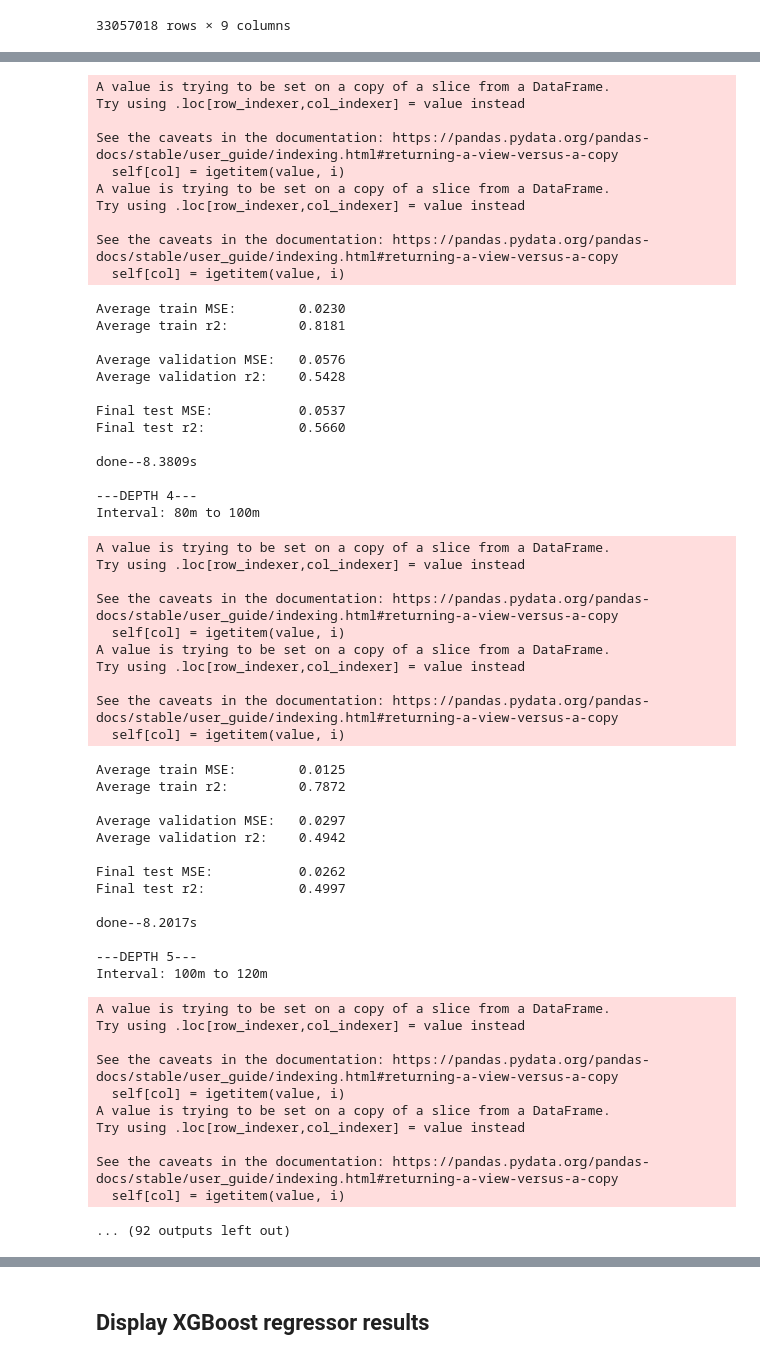
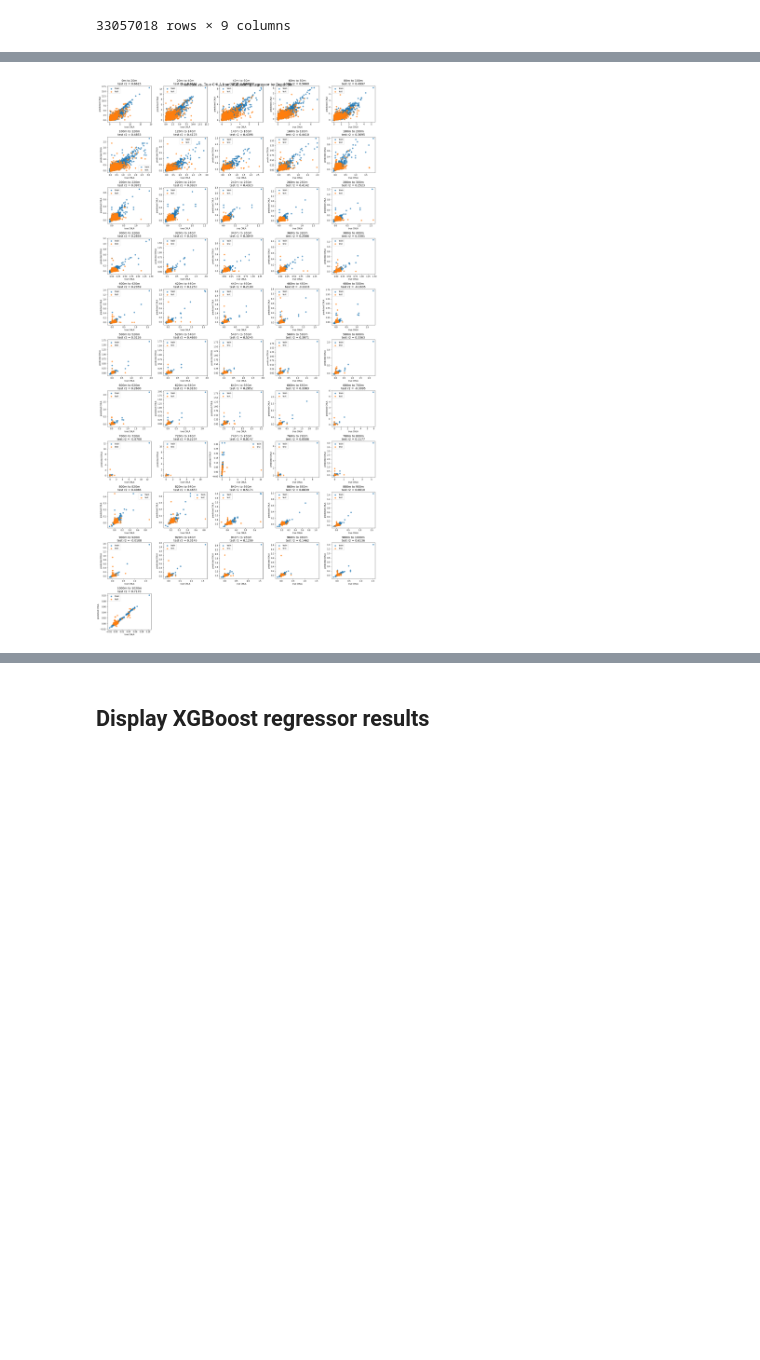
Before and after one commit to gnyirjesy/ocean-depth-characterization, a Jupyter notebook: preliminary_models/xgb_different_depths_ejd.ipynb, the cells around one changed output, grey strips where cells are left out. Cells and saved outputs as stored; diff of their text form; code cells hidden in the pictures; blank space fills up the shorter version.

```diff
--- a/preliminary_models/xgb_different_depths_ejd.ipynb
+++ b/preliminary_models/xgb_different_depths_ejd.ipynb
@@ -358,12 +360,3 @@ results_df = pd.DataFrame(columns=['depth_idx', 'depth_interval', 'num_observati
 # %%
-# fit a gradient booting regression model for the first depth bin
-plt.figure(figsize=(20,40))
-plt.suptitle('Predicted vs. True CHLA from XGBoosting Regressor by Depth Bin', fontsize='xx-large')
-
-for depth_idx in range(len(bins)-1):
-    data_df = get_data_by_depth(sat_df, float_loc_df, depth_bin=depth_idx, verbose=0)
-    results_df = run_for_depth(depth_idx=depth_idx, intervals=bins, data_df=data_df, results_df=results_df)
-
-plt.tight_layout()
-plt.show()
+# for comparison: partial results from XGBRegressor() with default hyperparameters and 5-fold cross-validation
 # %% [output]
@@ -441,57 +380 @@ Interval: 60m to 80m
-A value is trying to be set on a copy of a slice from a DataFrame.
-Try using .loc[row_indexer,col_indexer] = value instead
-
-See the caveats in the documentation: https://pandas.pydata.org/pandas-docs/stable/user_guide/indexing.html#returning-a-view-versus-a-copy
-  self[col] = igetitem(value, i)
-A value is trying to be set on a copy of a slice from a DataFrame.
-Try using .loc[row_indexer,col_indexer] = value instead
-
-See the caveats in the documentation: https://pandas.pydata.org/pandas-docs/stable/user_guide/indexing.html#returning-a-view-versus-a-copy
-  self[col] = igetitem(value, i)
-Average train MSE:        0.0230
-Average train r2:         0.8181
-
-Average validation MSE:   0.0576
-Average validation r2:    0.5428
-
-Final test MSE:           0.0537
-Final test r2:            0.5660
-
-done--8.3809s
-
----DEPTH 4---
-Interval: 80m to 100m
-A value is trying to be set on a copy of a slice from a DataFrame.
-Try using .loc[row_indexer,col_indexer] = value instead
-
-See the caveats in the documentation: https://pandas.pydata.org/pandas-docs/stable/user_guide/indexing.html#returning-a-view-versus-a-copy
-  self[col] = igetitem(value, i)
-A value is trying to be set on a copy of a slice from a DataFrame.
-Try using .loc[row_indexer,col_indexer] = value instead
-
-See the caveats in the documentation: https://pandas.pydata.org/pandas-docs/stable/user_guide/indexing.html#returning-a-view-versus-a-copy
-  self[col] = igetitem(value, i)
-Average train MSE:        0.0125
-Average train r2:         0.7872
-
-Average validation MSE:   0.0297
-Average validation r2:    0.4942
-
-Final test MSE:           0.0262
-Final test r2:            0.4997
-
-done--8.2017s
-
----DEPTH 5---
-Interval: 100m to 120m
-A value is trying to be set on a copy of a slice from a DataFrame.
-Try using .loc[row_indexer,col_indexer] = value instead
-
-See the caveats in the documentation: https://pandas.pydata.org/pandas-docs/stable/user_guide/indexing.html#returning-a-view-versus-a-copy
-  self[col] = igetitem(value, i)
-A value is trying to be set on a copy of a slice from a DataFrame.
-Try using .loc[row_indexer,col_indexer] = value instead
-
-See the caveats in the documentation: https://pandas.pydata.org/pandas-docs/stable/user_guide/indexing.html#returning-a-view-versus-a-copy
-  self[col] = igetitem(value, i)
-... (92 outputs left out)
+[figure, added]
```
Also changed, not shown: parts of 24 cells of this notebook.
